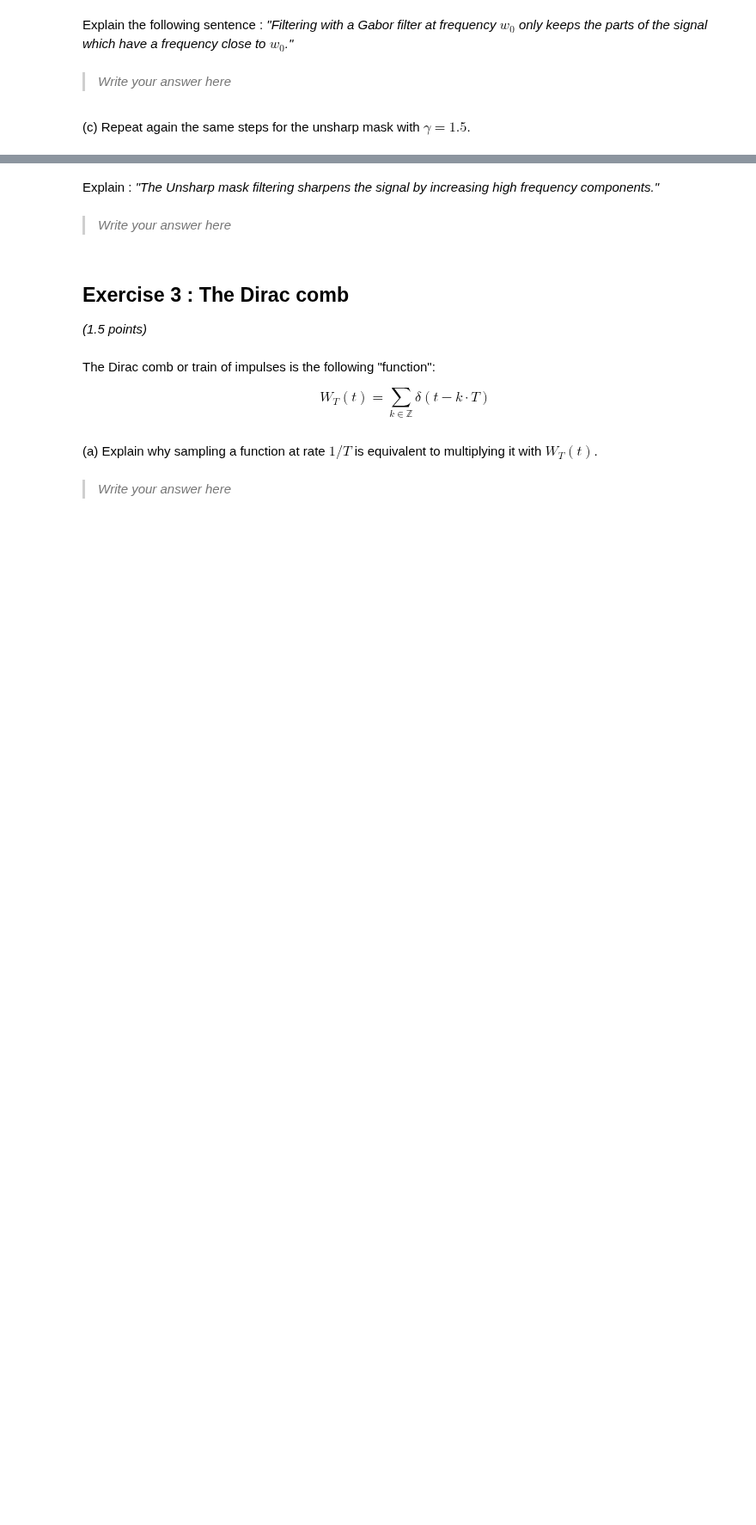
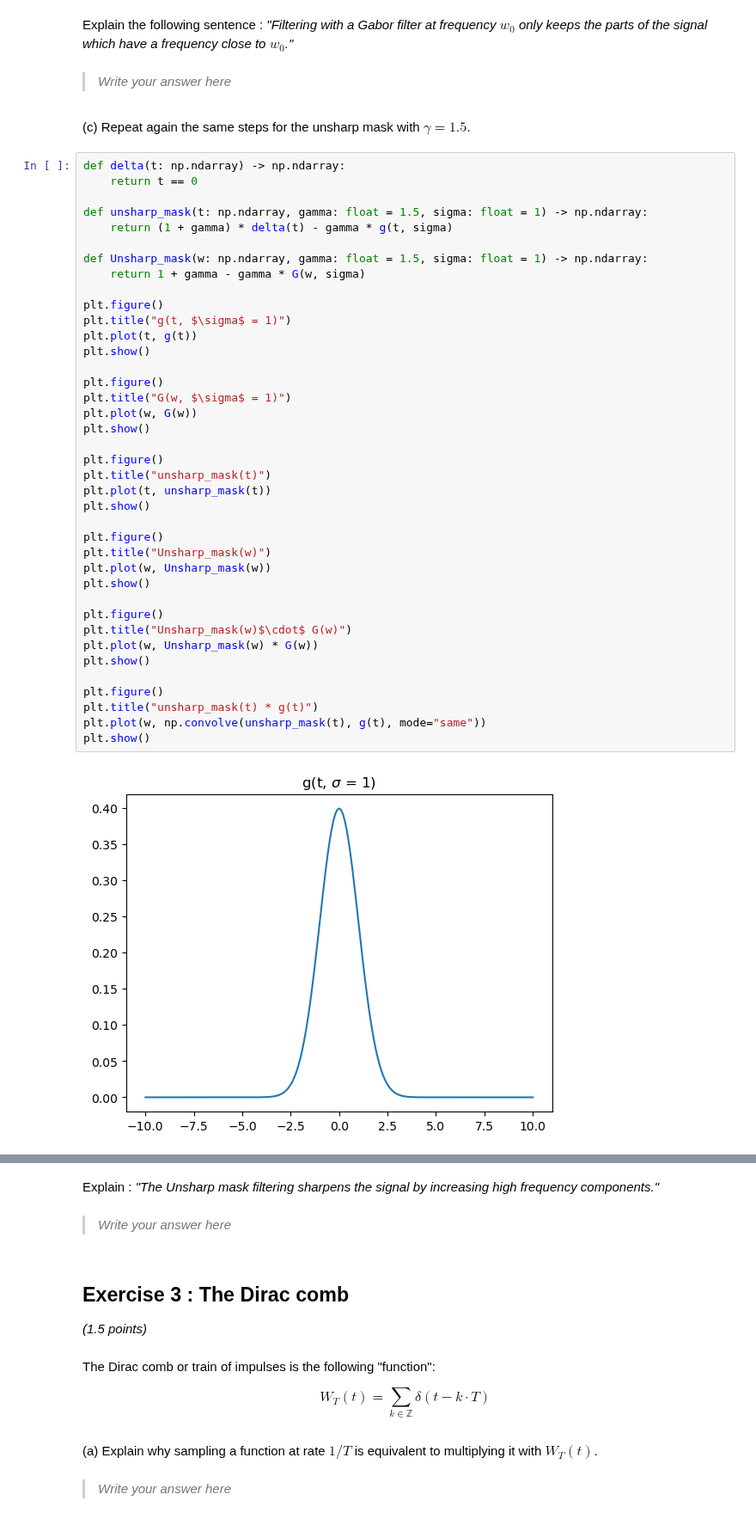
Before and after one commit to Arkanthara/digital_image_processing, a Jupyter notebook: TP9_donnet_michel.ipynb, the cells around one changed output, grey strips where cells are left out. Shown at 86% size. Saved outputs shown, nothing was run; the diff lists cells and outputs as text; blank space fills up the shorter version.

```diff
--- a/TP9_donnet_michel.ipynb
+++ b/TP9_donnet_michel.ipynb
@@ -220,3 +303,44 @@ Explain the following sentence :
 > *Write your answer here*
 # %% [markdown]
 (c) Repeat again the same steps for the unsharp mask with $\gamma = 1.5$.
+# %%
+def delta(t: np.ndarray) -> np.ndarray:
+    return t == 0
+
+def unsharp_mask(t: np.ndarray, gamma: float = 1.5, sigma: float = 1) -> np.ndarray:
+    return (1 + gamma) * delta(t) - gamma * g(t, sigma)
+
+def Unsharp_mask(w: np.ndarray, gamma: float = 1.5, sigma: float = 1) -> np.ndarray:
+    return 1 + gamma - gamma * G(w, sigma)
+
+plt.figure()
+plt.title("g(t, $\sigma$ = 1)")
+plt.plot(t, g(t))
+plt.show()
+
+plt.figure()
+plt.title("G(w, $\sigma$ = 1)")
+plt.plot(w, G(w))
+plt.show()
+
+plt.figure()
+plt.title("unsharp_mask(t)")
+plt.plot(t, unsharp_mask(t))
+plt.show()
+
+plt.figure()
+plt.title("Unsharp_mask(w)")
+plt.plot(w, Unsharp_mask(w))
+plt.show()
+
+plt.figure()
+plt.title("Unsharp_mask(w)$\cdot$ G(w)")
+plt.plot(w, Unsharp_mask(w) * G(w))
+plt.show()
+
+plt.figure()
+plt.title("unsharp_mask(t) * g(t)")
+plt.plot(w, np.convolve(unsharp_mask(t), g(t), mode="same"))
+plt.show()
+# %% [output]
+[figure, added]
```
Also changed, not shown: parts of 3 cells of this notebook.
